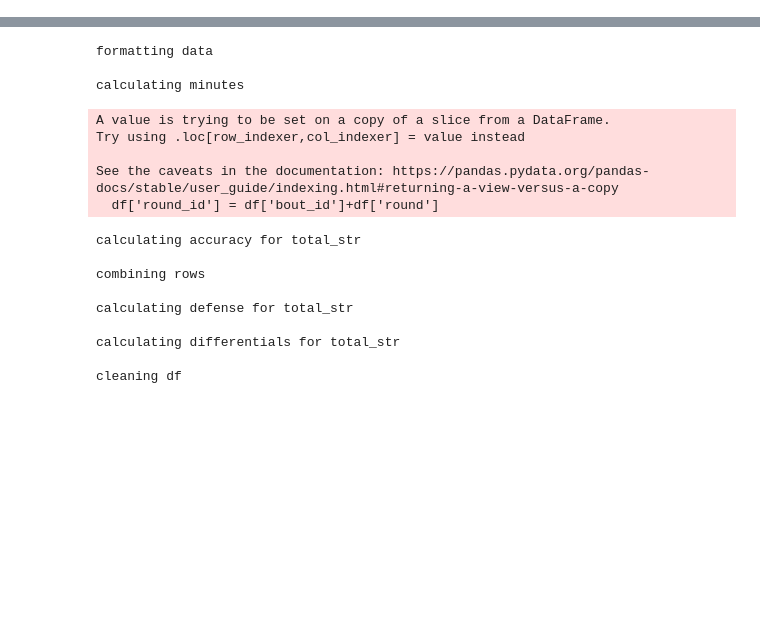
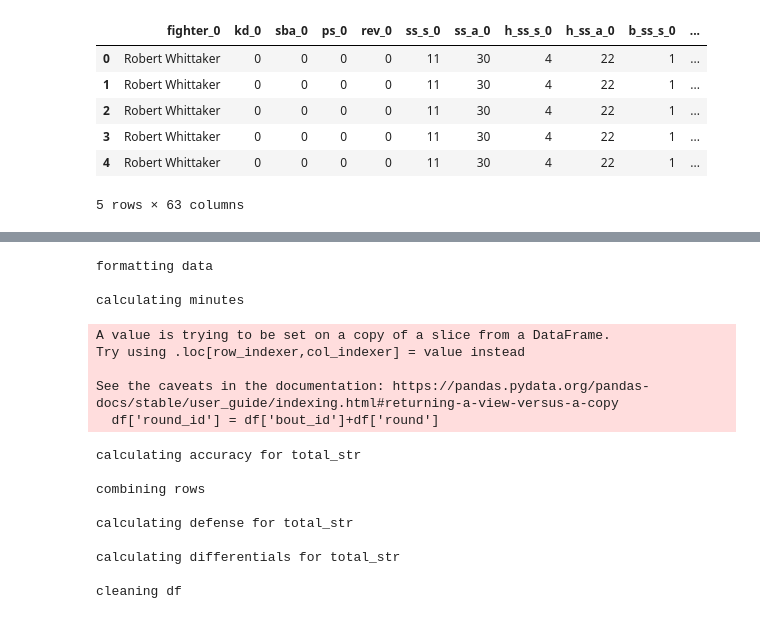
Before and after one commit to mesterhammerfic/match_finder, a Jupyter notebook: notebooks/01_data_cleaning/07c_advanced_statistics_by_round.ipynb, the cells around one changed output, grey strips where cells are left out. Cells and saved outputs as stored; diff of their text form; code cells hidden in the pictures; blank space fills up the shorter version.

Commit message:
rewriting data cleaning and database creation notebooks

```diff
--- a/notebooks/01_data_cleaning/07c_advanced_statistics_by_round.ipynb
+++ b/notebooks/01_data_cleaning/07c_advanced_statistics_by_round.ipynb
@@ -1,19 +1,19 @@
 # %%
 %load_ext autoreload
 %autoreload 2
-
+# Add custom functions to path
 import os
 import sys
 module_path = os.path.abspath(os.path.join(os.pardir, os.pardir))
 if module_path not in sys.path:
     sys.path.append(module_path)
 
+from src import functions
 import pandas as pd
 from sqlalchemy import create_engine
-from src import local
-
 
 # Credentials
+from src import local
 USER = local.user
 PASS = local.password
 HOST = local.host
@@ -23,11 +23,11 @@ PORT = local.port
 engine = create_engine(f'postgresql://{USER}:{PASS}@{HOST}:{PORT}/match_finder')
 
 query = """
-SELECT general_cleaned.*, "Date", "Time",
-"Round" as final_round, "Timeformat"
-FROM general_cleaned
-JOIN bouts ON bouts.link = general_cleaned.bout_link
-JOIN events ON events.link = bouts.event_link
+SELECT rounds.*, date, time,
+final_round, timeformat
+FROM rounds
+JOIN bouts ON bouts.id = rounds.bout_id
+JOIN events ON events.id = bouts.event_id
 """
 
-general_data = pd.read_sql(query, engine)
+rounds = pd.read_sql(query, engine)
@@ -70,0 +70,11 @@ cleaning df
+# %%
+dif_calc_df = functions.merge_fighter_instances(rounds, rounds=False)
+dif_calc_df.head()
+# %% [output]
+|  | fighter_0 | kd_0 | sba_0 | ps_0 | rev_0 | ss_s_0 | ss_a_0 | h_ss_s_0 | h_ss_a_0 | b_ss_s_0 | ... |
+| 0 | Robert Whittaker | 0 | 0 | 0 | 0 | 11 | 30 | 4 | 22 | 1 | ... |
+| 1 | Robert Whittaker | 0 | 0 | 0 | 0 | 11 | 30 | 4 | 22 | 1 | ... |
+| 2 | Robert Whittaker | 0 | 0 | 0 | 0 | 11 | 30 | 4 | 22 | 1 | ... |
+| 3 | Robert Whittaker | 0 | 0 | 0 | 0 | 11 | 30 | 4 | 22 | 1 | ... |
+| 4 | Robert Whittaker | 0 | 0 | 0 | 0 | 11 | 30 | 4 | 22 | 1 | ... |
+5 rows × 63 columns
```
Also changed, not shown: parts of 24 cells of this notebook, 1 other file.
